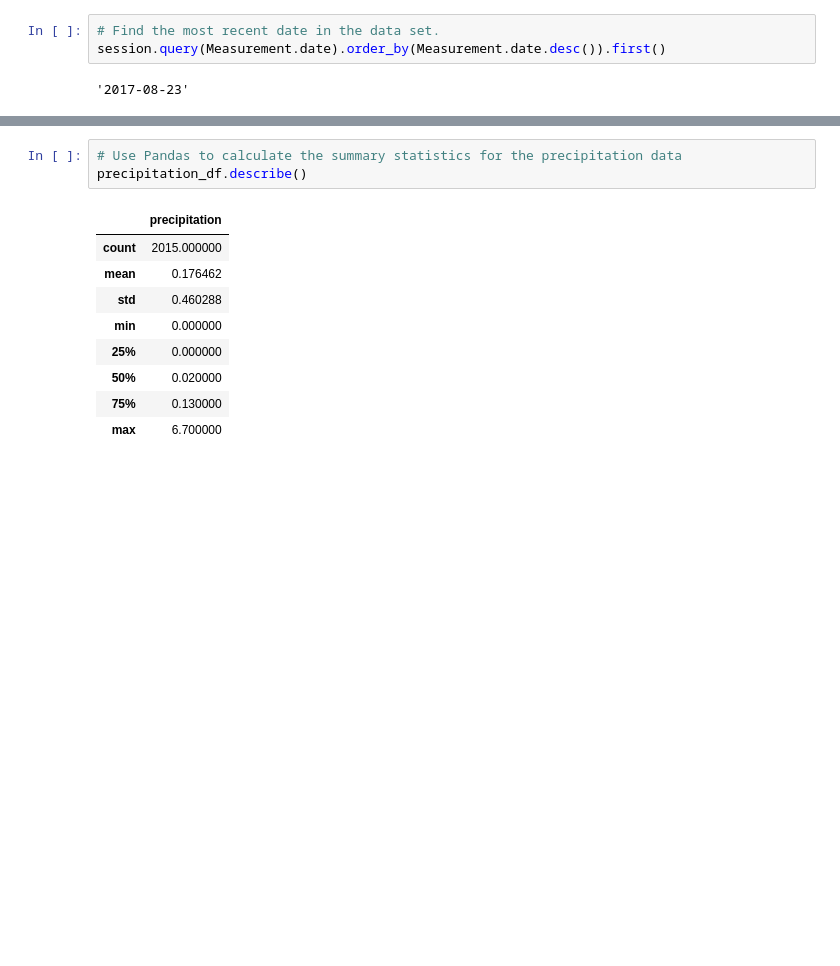
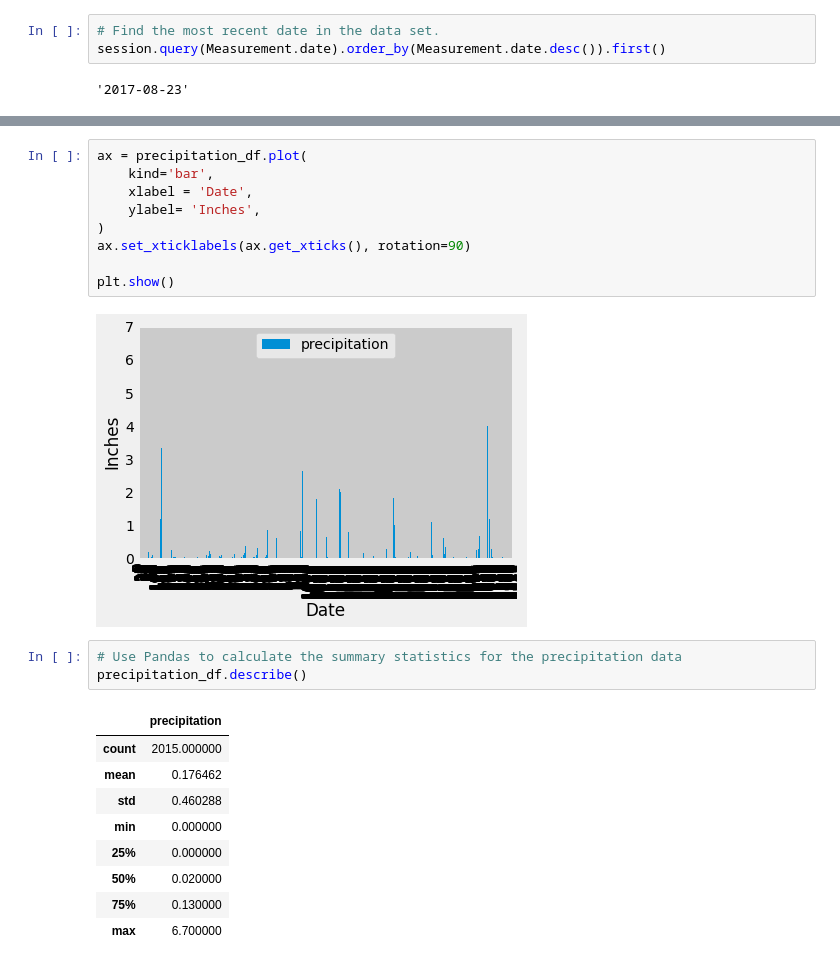
Before and after one commit to itanalytics/sqlalchemy-challenge, a Jupyter notebook: SurfsUp/climate_starter.ipynb, the cells around one changed output, grey strips where cells are left out. Drawn from its saved outputs; the diff is of its cells as text; blank space fills up the shorter version.

```diff
--- a/SurfsUp/climate_starter.ipynb
+++ b/SurfsUp/climate_starter.ipynb
@@ -80,3 +81,14 @@ precipitation_df.plot(
+# %%
+ax = precipitation_df.plot(
+    kind='bar',
+    xlabel = 'Date',
+    ylabel= 'Inches',
+)
+ax.set_xticklabels(ax.get_xticks(), rotation=90)
+
+plt.show()
+# %% [output]
+[figure, added]
 # %%
 # Use Pandas to calculate the summary statistics for the precipitation data
 precipitation_df.describe()
```
Also changed, not shown: parts of 1 cell of this notebook.
